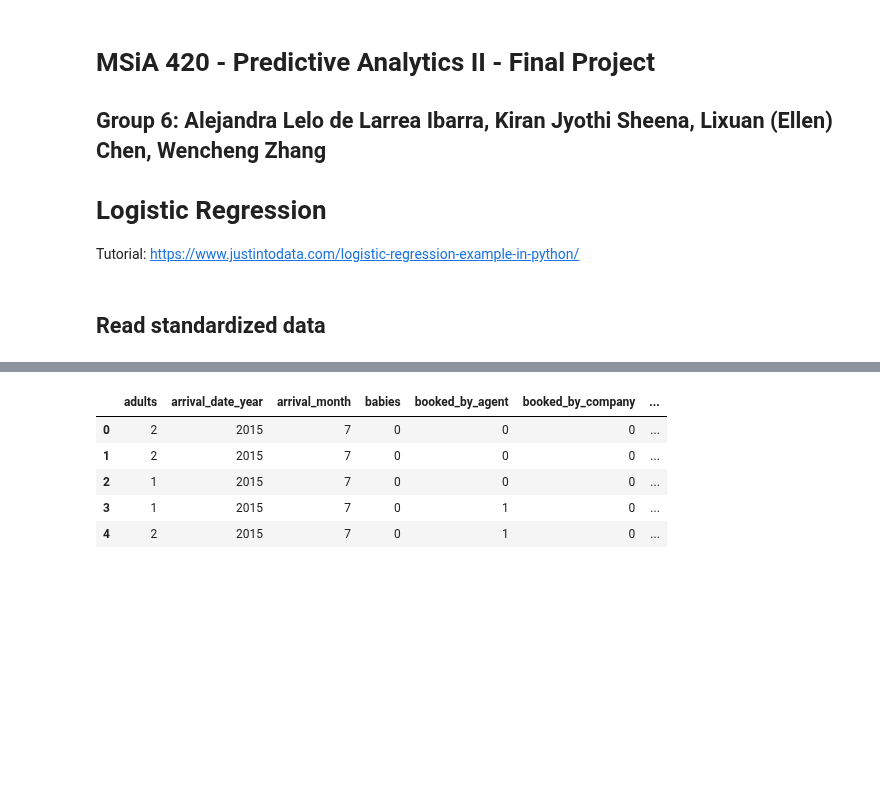
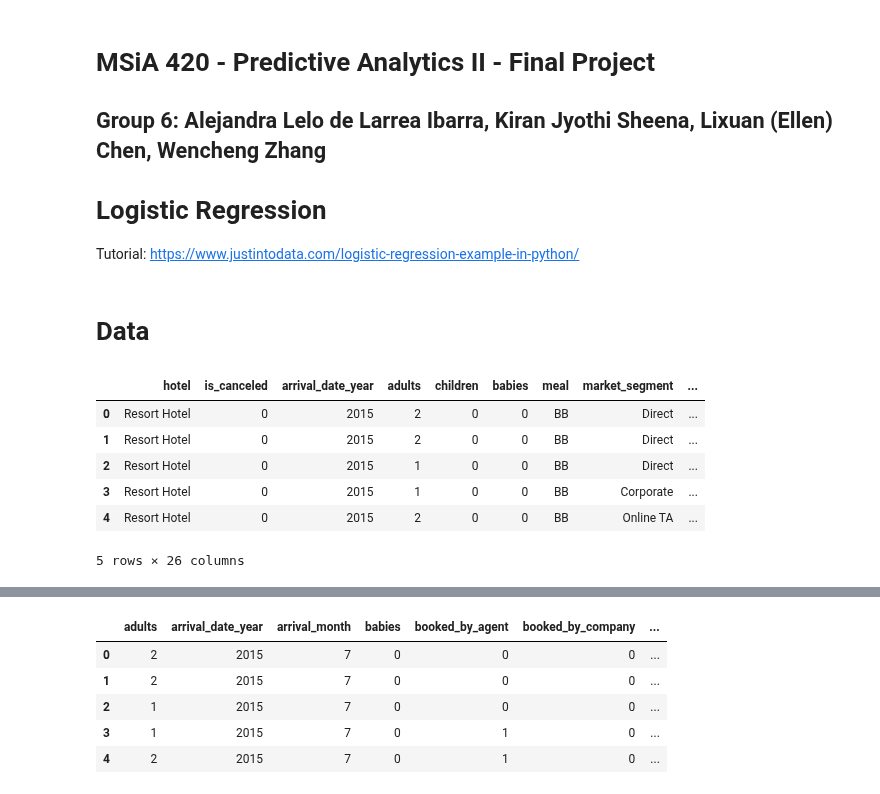
Before and after one commit to wenchengking/End-to-End-Hotel-Booking-Cancellation-Machine-Learning-Model, a Jupyter notebook: 05_Modeling/LogisticRegression.ipynb, the cells around one changed output, grey strips where cells are left out. Cells and saved outputs as stored; diff of their text form; code cells hidden in the pictures; blank space fills up the shorter version.

```diff
--- a/05_Modeling/LogisticRegression.ipynb
+++ b/05_Modeling/LogisticRegression.ipynb
@@ -21,4 +25,16 @@ from sklearn.linear_model import LogisticRegression
 #from sklearn import cross_validation
 from sklearn.metrics import confusion_matrix, log_loss, roc_auc_score, recall_score, precision_score, average_precision_score, f1_score, classification_report, accuracy_score, plot_roc_curve, plot_precision_recall_curve, plot_confusion_matrix
 # %% [markdown]
-## Read standardized data
+# Data
+# %%
+# df clean
+df_clean = pd.read_csv("../02_Data/hotel_bookings_clean.csv")
+df_clean.head()
+# %% [output]
+|  | hotel | is_canceled | arrival_date_year | adults | children | babies | meal | market_segment | ... |
+| 0 | Resort Hotel | 0 | 2015 | 2 | 0 | 0 | BB | Direct | ... |
+| 1 | Resort Hotel | 0 | 2015 | 2 | 0 | 0 | BB | Direct | ... |
+| 2 | Resort Hotel | 0 | 2015 | 1 | 0 | 0 | BB | Direct | ... |
+| 3 | Resort Hotel | 0 | 2015 | 1 | 0 | 0 | BB | Corporate | ... |
+| 4 | Resort Hotel | 0 | 2015 | 2 | 0 | 0 | BB | Online TA | ... |
+5 rows × 26 columns
```
Also changed, not shown: parts of 35 cells of this notebook, 1 other file.
